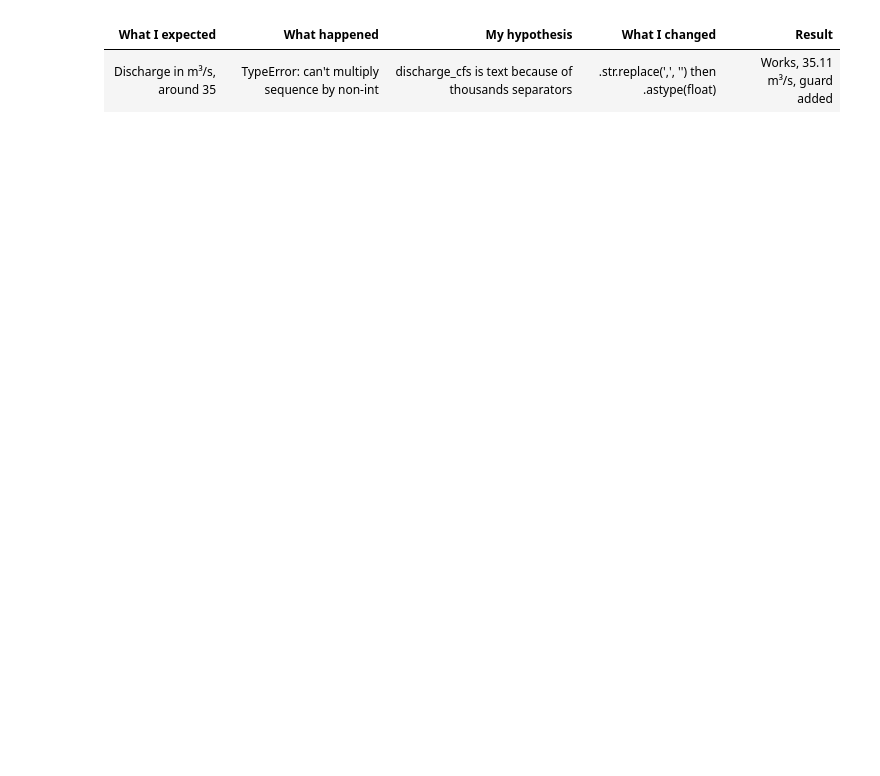
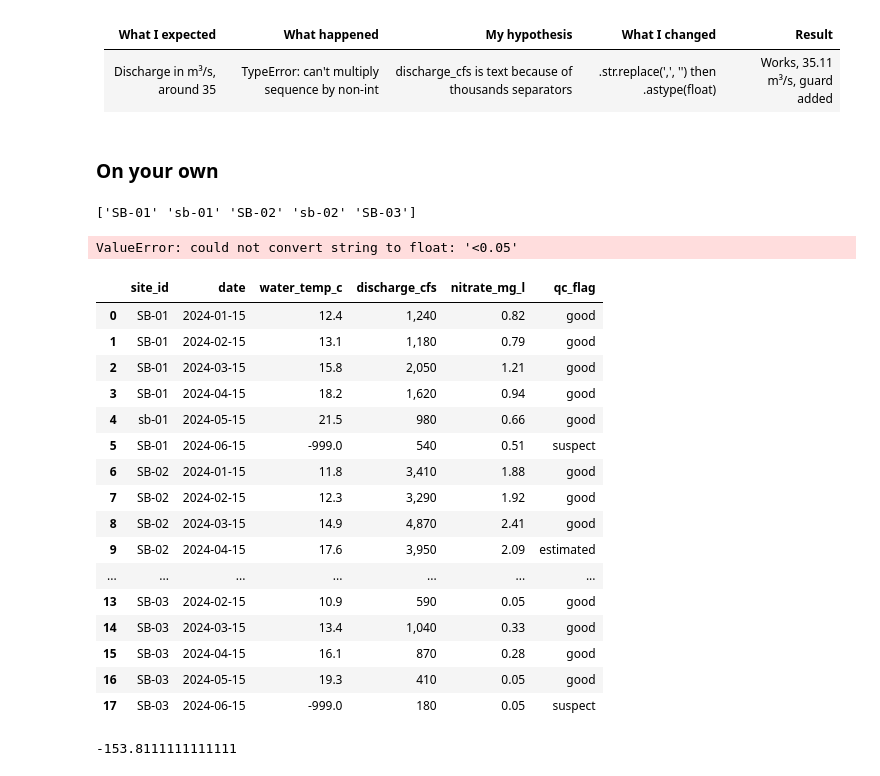
Before and after one commit to cllorey/eds220-discussion-sections, a Jupyter notebook: section-4-debugging.ipynb, the cells around one changed output. Drawn from its saved outputs; the diff is of its cells as text; code cells hidden in the pictures; blank space fills up the shorter version.

```diff
--- a/section-4-debugging.ipynb
+++ b/section-4-debugging.ipynb
@@ -106,3 +112,64 @@ df['discharge_cfs'] * 0.0283168     # TypeError: can't multiply sequence by non-
 | What I expected | What happened | My hypothesis | What I changed | Result |
 | -------- | -------- | -------- | -------- | -------- |
 | Discharge in m³/s, around 35   | TypeError: can't multiply sequence by non-int   | discharge_cfs is text because of thousands separators   | .str.replace(',', '') then .astype(float) | Works, 35.11 m³/s, guard added |
+# %% [markdown]
+### On your own
+# %%
+stream['site_id'] = stream['site_id'].str.strip()
+
+print(stream['site_id'].unique())
+
+# prediction before running: this doesn't fully help get us to the three sites
+# as the strings are mixed upper and lower case
+
+# ran it, got AttributeError: 'Series' object has no attribute 'strip' - maybe needs str.strip?
+
+# did .str.strip, but didn't get rid of spaces - try making it equal the stream['site_id'] column
+
+# that worked!
+# %% [output]
+['SB-01' 'sb-01' 'SB-02' 'sb-02' 'SB-03']
+# %%
+stream['nitrate_mg_l'].astype(float)
+
+# prediction: this won't work because of symbols <
+
+# correct. decided as a team to convert those values 0.05.
+# %% [output]
+ValueError: could not convert string to float: '<0.05'
+# %%
+# strip '<0.05' to 0.05
+stream['nitrate_mg_l'] = stream['nitrate_mg_l'].str.replace('<', '')
+# %%
+# check that it worked by looking at the df
+stream
+
+# it worked!
+# %% [output]
+|  | site_id | date | water_temp_c | discharge_cfs | nitrate_mg_l | qc_flag |
+| 0 | SB-01 | 2024-01-15 | 12.4 | 1,240 | 0.82 | good |
+| 1 | SB-01 | 2024-02-15 | 13.1 | 1,180 | 0.79 | good |
+| 2 | SB-01 | 2024-03-15 | 15.8 | 2,050 | 1.21 | good |
+| 3 | SB-01 | 2024-04-15 | 18.2 | 1,620 | 0.94 | good |
+| 4 | sb-01 | 2024-05-15 | 21.5 | 980 | 0.66 | good |
+| 5 | SB-01 | 2024-06-15 | -999.0 | 540 | 0.51 | suspect |
+| 6 | SB-02 | 2024-01-15 | 11.8 | 3,410 | 1.88 | good |
+| 7 | SB-02 | 2024-02-15 | 12.3 | 3,290 | 1.92 | good |
+| 8 | SB-02 | 2024-03-15 | 14.9 | 4,870 | 2.41 | good |
+| 9 | SB-02 | 2024-04-15 | 17.6 | 3,950 | 2.09 | estimated |
+| ... | ... | ... | ... | ... | ... | ... |
+| 13 | SB-03 | 2024-02-15 | 10.9 | 590 | 0.05 | good |
+| 14 | SB-03 | 2024-03-15 | 13.4 | 1,040 | 0.33 | good |
+| 15 | SB-03 | 2024-04-15 | 16.1 | 870 | 0.28 | good |
+| 16 | SB-03 | 2024-05-15 | 19.3 | 410 | 0.05 | good |
+| 17 | SB-03 | 2024-06-15 | -999.0 | 180 | 0.05 | suspect |
+# %%
+# stream['temperature'].mean()
+
+# prediction: this will not work because the column name is wrong
+# replace with 'water_temp_c'
+
+stream['water_temp_c'].mean()
+# that worked! but it gave a wrong number! more on this below
+# %% [output]
+-153.8111111111111
```
Also changed, not shown: parts of 10 cells of this notebook.
